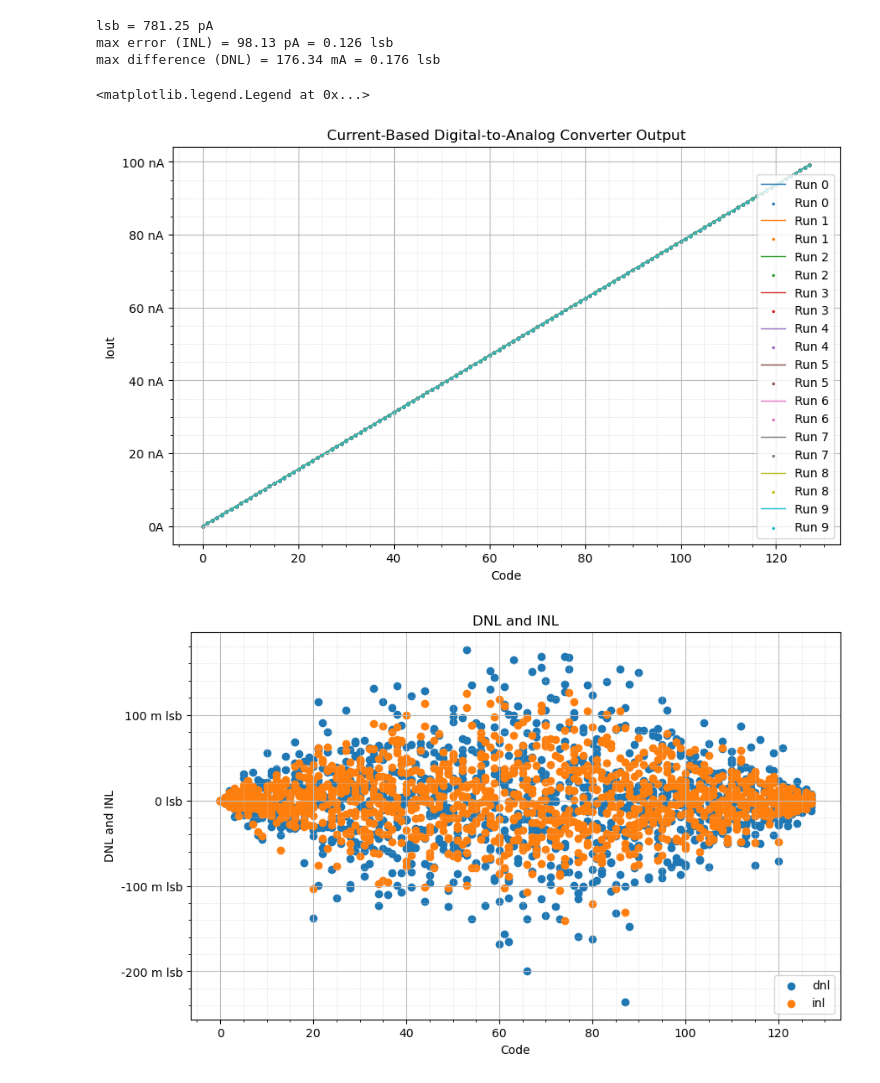
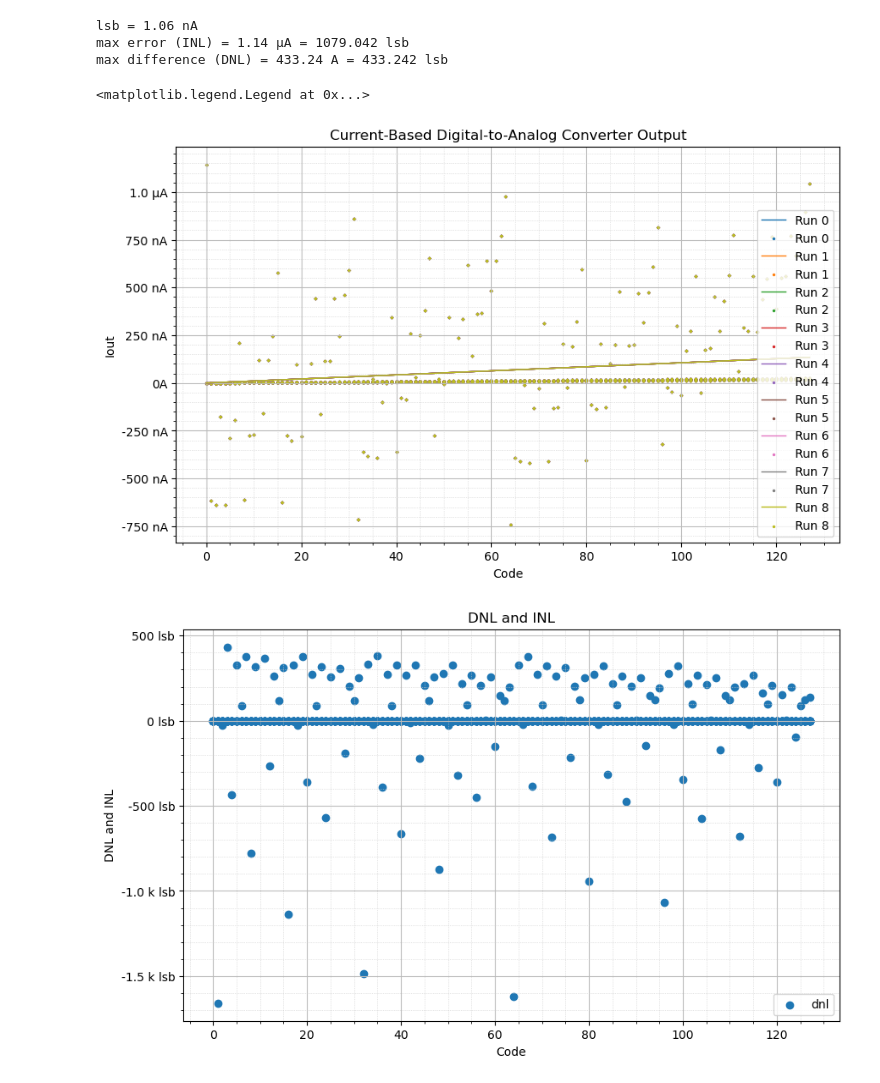
Before and after one commit to James-Jagielski/7-bit-D-A-converter-MP4-MADVLSI, a Jupyter notebook: schematics/simulations/plot_dac_mc.ipynb, the cells around one changed output. Drawn from its saved outputs; the diff is of its cells as text; code cells hidden in the pictures.

```diff
--- a/schematics/simulations/plot_dac_mc.ipynb
+++ b/schematics/simulations/plot_dac_mc.ipynb
@@ -9,8 +9,8 @@ import mc_helper
 n_bits = 7
 n_codes = 2 ** n_bits
 mc_simulations = []
-results_dir = "ieee_DAC/simulation_results/"
-# results_dir = "ieee_DAC/dac_with_external_bias_gen/test_1"
+# results_dir = "ieee_DAC/simulation_results/"
+results_dir = "ieee_DAC/dac_with_external_bias_gen/test_6"
 
 for filename in os.listdir(results_dir):
     df = pd.read_csv(os.path.join(results_dir, filename), delimiter = "\s+")
@@ -20,7 +20,7 @@ for filename in os.listdir(results_dir):
 
     df["code"] = df["v0"] * 0 # init column to all 0s
     for bit in range(n_bits):
-        df["code"] = df["code"] + (df[f"v{bit}"] > .5*df["vdd"]) * 2 ** (n_bits - bit - 1)
+        df["code"] = df["code"] + (df[f"v{bit}"] < .5*df["vdd"]) * 2 ** (n_bits - bit - 1)
         df.drop(f"v{bit}", axis = "columns", inplace = True)
     df.rename({"i(viout)": "Iout"}, axis = "columns", inplace = True)
 
@@ -43,36 +43,36 @@ tdf["Iout_ideal"] = lsb * tdf["code"]
 tdf["Iout_error"] = tdf["Iout"] - tdf["Iout_ideal"]
 max_error = max(tdf["Iout_error"])
 tdf["inl"] = tdf["Iout_error"] / lsb
 max_inl = max(tdf["inl"])
 print(f"lsb = {si_format(lsb, precision = 2)}A")
 print(f"max error (INL) = {si_format(max_inl * lsb, precision = 2)}A = {np.round(max_inl, 3)} lsb")
 
 tdf["dnl"] = tdf["diff"] / lsb - 1
 tdf["dnl"][tdf["code"] == 0] = 0
 max_dnl = max(tdf["dnl"])
 print(f"max difference (DNL) = {si_format(max_dnl, precision = 2)}A = {np.round(max_dnl, 3)} lsb")
 print()
 
 # print("Final dataframe:")
 # print(tdf.head(3))
 # print()
 
 for i, df_simulation in enumerate(mc_simulations):
     plt.plot(np.array(tdf["code"]), np.array(tdf["Iout_ideal"]), linewidth = 1, label = f"Run {i}")
     plt.scatter(np.array(tdf["code"]), np.array(tdf["Iout"]), s = 2, label = f"Run {i}")
 plt.legend(loc = "lower right")
 
 plt.figure(figsize = (10, 6))
 mc_helper.axes_labels("Code", "", "DNL and INL", " lsb", "DNL and INL")
 mc_helper.make_grids()
 
 plt.scatter(tdf["code"], tdf["dnl"], label = "dnl")
-plt.scatter(tdf["code"], tdf["inl"], label = "inl")
+# plt.scatter(tdf["code"], tdf["inl"], label = "inl")
 plt.legend(loc = "lower right")
 # %% [output]
-lsb = 781.25 pA
-max error (INL) = 98.13 pA = 0.126 lsb
-max difference (DNL) = 176.34 mA = 0.176 lsb
+lsb = 1.06 nA
+max error (INL) = 1.14 µA = 1079.042 lsb
+max difference (DNL) = 433.24 A = 433.242 lsb
 <matplotlib.legend.Legend at 0x...>
-[figure, old version]
+[figure, new version]
-[figure, old version]
+[figure, new version]
```
Also changed, not shown: 37 other files.
